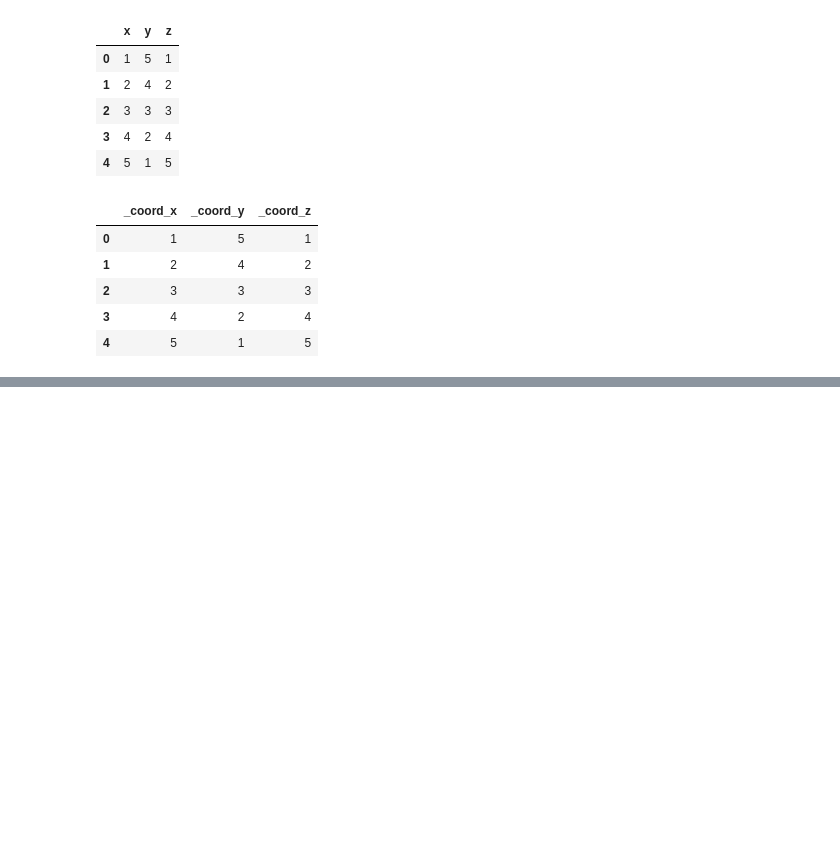
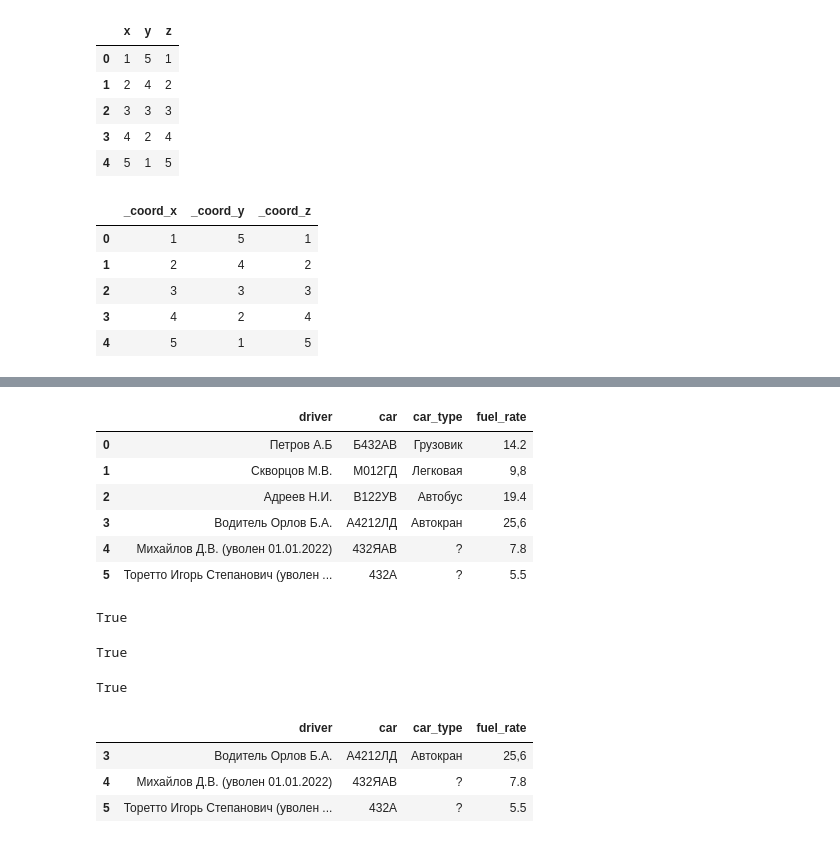
Before and after one commit to kroninam/My_notes_for_Pandas, a Jupyter notebook: 007_Pandas_чистка_и_подготовка_данных_к_анализу.ipynb, the cells around one changed output, grey strips where cells are left out. Saved outputs shown, nothing was run; the diff lists cells and outputs as text; code cells hidden in the pictures; blank space fills up the shorter version.

```diff
--- a/007_Pandas_чистка_и_подготовка_данных_к_анализу.ipynb
+++ b/007_Pandas_чистка_и_подготовка_данных_к_анализу.ipynb
@@ -2175,0 +2335,47 @@ df.add_prefix('_coord_')
+# %%
+# Задача№2
+
+# Выполните проверку ошибочных номеров. Номер должен состоять из 6 символов,
+# а первый обязательно буква. Отсортируйте датафрейм так чтобы остались
+# записи с ошибочными номерами.
+
+df_dickt = {'driver': {0: 'Петров А.Б', 1: 'Скворцов М.В.',
+                       2: 'Адреев Н.И.', 3: 'Водитель Орлов Б.А.',
+                       4: 'Михайлов Д.В. (уволен 01.01.2022)',
+                       5: 'Торетто Игорь Степанович (уволен за превышение скорости 01.01.2022)'},
+            'car': {0: 'Б432АВ', 1: 'М012ГД', 2: 'В122УВ', 3: 'А4212ЛД', 4: '432ЯАВ', 5: '432А'},
+            'car_type': {0: 'Грузовик', 1: 'Легковая', 2: 'Автобус', 3: 'Автокран', 4: '?', 5: '?'},
+            'fuel_rate': {0: '14.2', 1: '9,8', 2: '19.4', 3: '25,6', 4: '7.8', 5: '5.5'}}
+
+df = pd.DataFrame(df_dickt)
+# %%
+df
+# %% [output]
+|  | driver | car | car_type | fuel_rate |
+| 0 | Петров А.Б | Б432АВ | Грузовик | 14.2 |
+| 1 | Скворцов М.В. | М012ГД | Легковая | 9,8 |
+| 2 | Адреев Н.И. | В122УВ | Автобус | 19.4 |
+| 3 | Водитель Орлов Б.А. | А4212ЛД | Автокран | 25,6 |
+| 4 | Михайлов Д.В. (уволен 01.01.2022) | 432ЯАВ | ? | 7.8 |
+| 5 | Торетто Игорь Степанович (уволен ... | 432А | ? | 5.5 |
+# %%
+type(df['car'][0]) == str
+# %% [output]
+True
+# %%
+len(df['car'][0]) == 6
+# %% [output]
+True
+# %%
+(type(df['car'][0]) == str) & (len(df['car'][0]) == 6)
+# %% [output]
+True
+# %%
+# двойное использование str - первый раз когда берем слайс [0], второй раз когда применяем .isdigit():
+
+df[(df['car'].str.len() != 6) | (df['car'].str[0].str.isdigit())]
+# %% [output]
+|  | driver | car | car_type | fuel_rate |
+| 3 | Водитель Орлов Б.А. | А4212ЛД | Автокран | 25,6 |
+| 4 | Михайлов Д.В. (уволен 01.01.2022) | 432ЯАВ | ? | 7.8 |
+| 5 | Торетто Игорь Степанович (уволен ... | 432А | ? | 5.5 |
```
Also changed, not shown: parts of 46 cells of this notebook, 9 other files.
